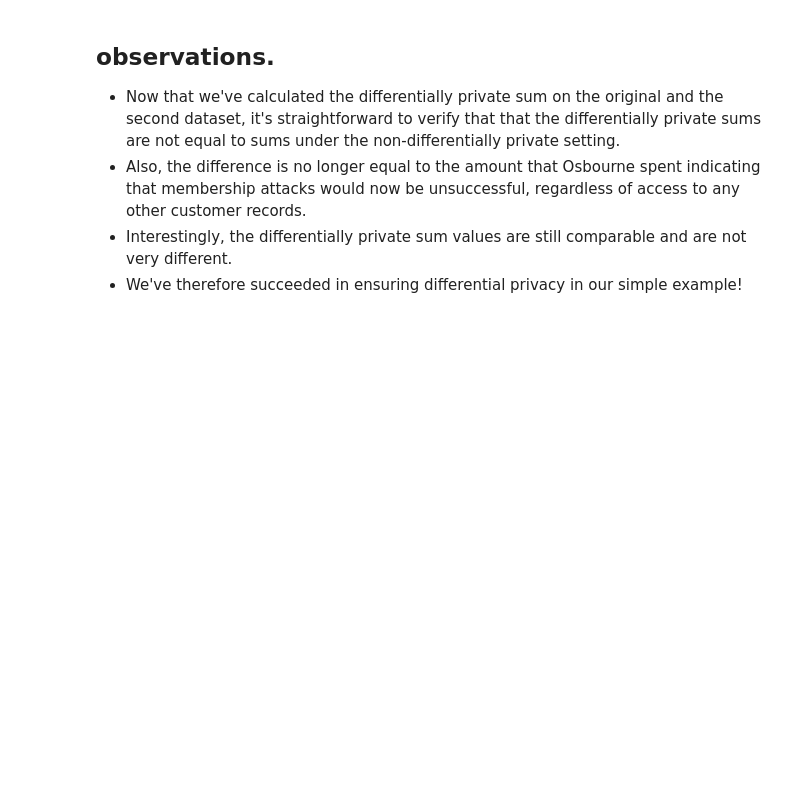
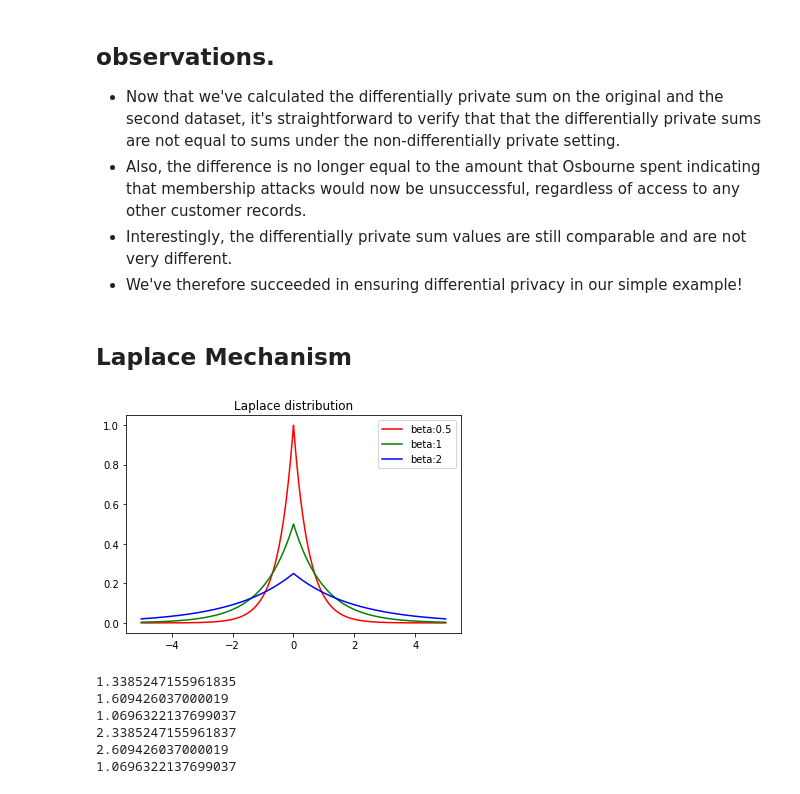
Before and after one commit to wcj365/python-stats-dataviz, a Jupyter notebook: examples/python_dp.ipynb, the cells around one changed output. Saved outputs shown, nothing was run; the diff lists cells and outputs as text; code cells hidden in the pictures; blank space fills up the shorter version.

```diff
--- a/examples/python_dp.ipynb
+++ b/examples/python_dp.ipynb
@@ -89,3 +136,55 @@ print(dp_sum - dp_sum2)
 - Also, the difference is no longer equal to the amount that Osbourne spent indicating that membership attacks would now be unsuccessful, regardless of access to any other customer records.
 - Interestingly, the differentially private sum values are still comparable and are not very different.
 - We've therefore succeeded in ensuring differential privacy in our simple example!
+# %% [markdown]
+## Laplace Mechanism
+# %%
+def laplace_function(x,beta):
+    result = (1/(2*beta)) * np.e**(-1*(np.abs(x)/beta))
+    return result
+
+x = np.linspace(-5,5,10000)
+y1 = [laplace_function(x_,0.5) for x_ in x]
+y2 = [laplace_function(x_,1) for x_ in x]
+y3 = [laplace_function(x_,2) for x_ in x]
+
+
+plt.plot(x,y1,color='r',label='beta:0.5')
+plt.plot(x,y2,color='g',label='beta:1')
+plt.plot(x,y3,color='b',label='beta:2')
+plt.title("Laplace distribution")
+plt.legend()
+plt.show()
+# %% [output]
+[figure, added]
+# %%
+def noisyCount(sensitivety,epsilon):
+    beta = sensitivety/epsilon
+    u1 = np.random.random()
+    u2 = np.random.random()
+    if u1 <= 0.5:
+        n_value = -beta*np.log(1.-u2)
+    else:
+        n_value = beta*np.log(u2)
+    print(n_value)
+    return n_value
+
+def laplace_mech(data,sensitivety,epsilon):
+    for i in range(len(data)):
+        data[i] += noisyCount(sensitivety,epsilon)
+    return data
+
+if __name__ =='__main__':
+    x = [1.,1.,0.]
+    sensitivety = 1
+    epsilon = 1
+    data = laplace_mech(x,sensitivety,epsilon)
+    for j in data:
+        print(j)
+# %% [output]
+1.3385247155961835
+1.609426037000019
+1.0696322137699037
+2.3385247155961837
+2.609426037000019
+1.0696322137699037
```
Also changed, not shown: parts of 4 cells of this notebook.
